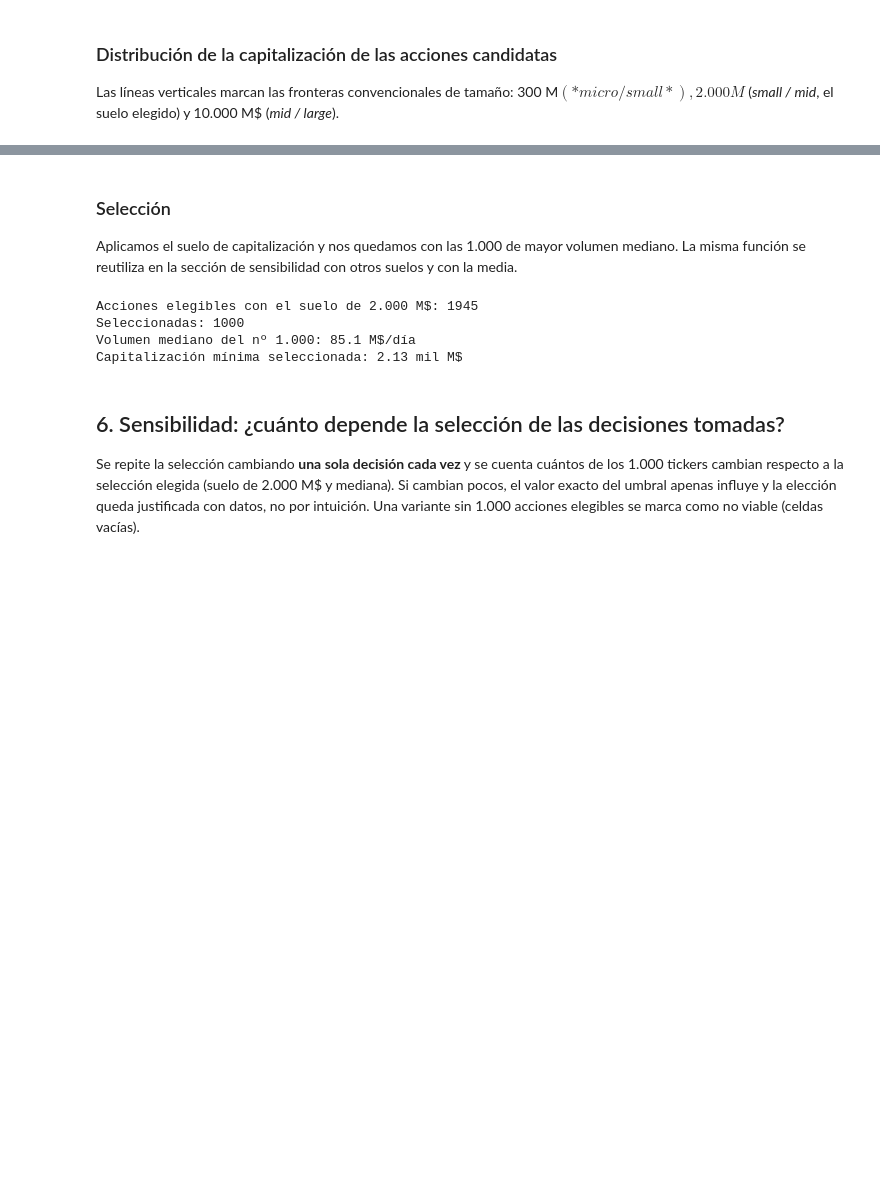
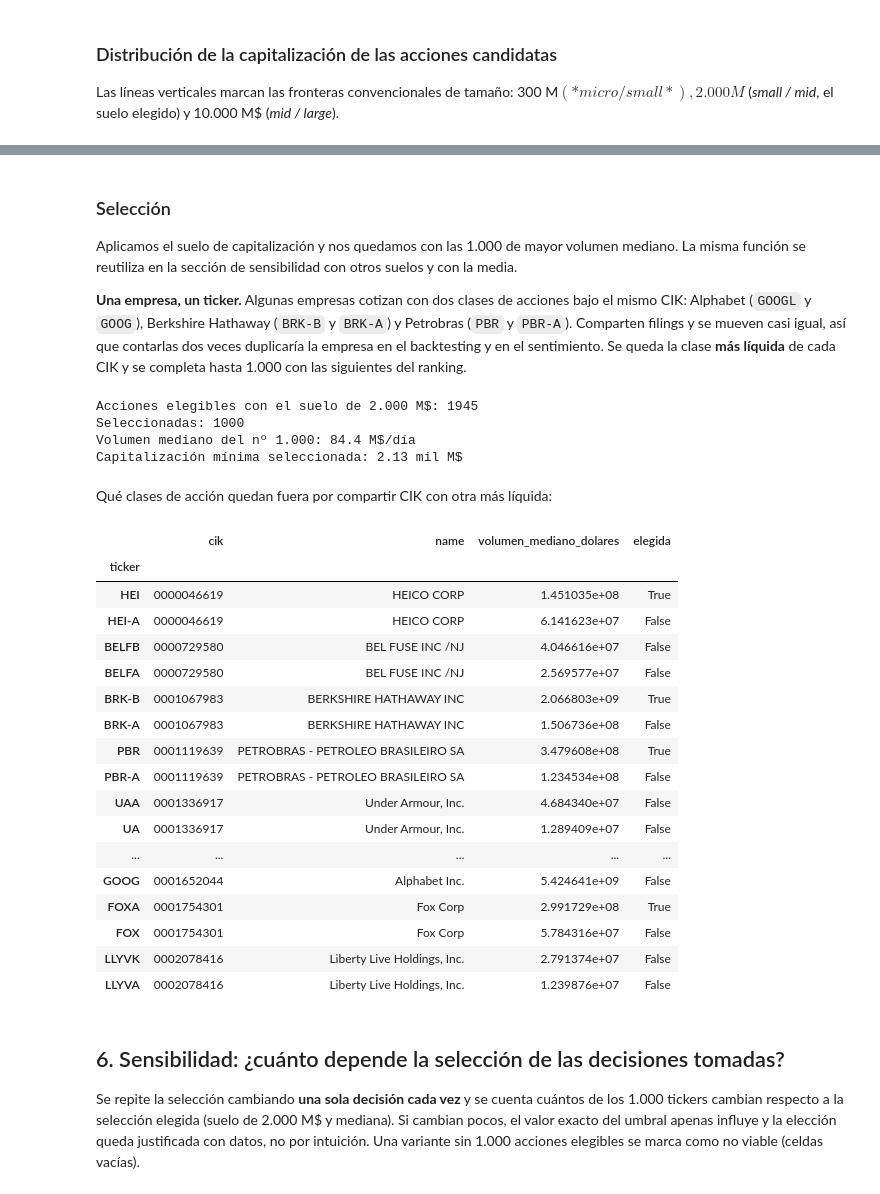
Before and after one commit to lucas-t-miguel/Screener-eeuu, a Jupyter notebook: 02_precios_y_recorte.ipynb, the cells around one changed output, grey strips where cells are left out. Saved outputs shown, nothing was run; the diff lists cells and outputs as text; code cells hidden in the pictures; blank space fills up the shorter version.

```diff
--- a/02_precios_y_recorte.ipynb
+++ b/02_precios_y_recorte.ipynb
@@ -362,6 +364,8 @@ Acciones ordinarias con capitalización: 2457
 ### Selección
 
 Aplicamos el suelo de capitalización y nos quedamos con las 1.000 de mayor volumen mediano. La misma función se reutiliza en la sección de sensibilidad con otros suelos y con la media.
+
+**Una empresa, un ticker.** Algunas empresas cotizan con dos clases de acciones bajo el mismo CIK: Alphabet (`GOOGL` y `GOOG`), Berkshire Hathaway (`BRK-B` y `BRK-A`) y Petrobras (`PBR` y `PBR-A`). Comparten filings y se mueven casi igual, así que contarlas dos veces duplicaría la empresa en el backtesting y en el sentimiento. Se queda la clase **más líquida** de cada CIK y se completa hasta 1.000 con las siguientes del ranking.
 # %%
 def seleccionar_tickers(suelo: float, columna_volumen: str = "volumen_mediano_dolares") -> pd.Index:
     """Devuelve los NUM_TICKERS tickers más líquidos con capitalización >= suelo.
@@ -369,10 +373,12 @@ def seleccionar_tickers(suelo: float, columna_volumen: str = "volumen_mediano_do
     Recibe el suelo en dólares y la columna de liquidez para ordenar
     (mediana por defecto). Lanza ValueError si no hay suficientes acciones.
     """
-    elegibles = acciones[acciones["capitalizacion"] >= suelo]
+    elegibles = acciones[acciones["capitalizacion"] >= suelo].sort_values(columna_volumen, ascending=False)
+    # Una sola clase de acción por empresa: como están ordenadas por liquidez, se queda la primera de cada CIK
+    elegibles = elegibles[~elegibles["cik"].duplicated()]
     if len(elegibles) < NUM_TICKERS:
-        raise ValueError(f"Con suelo {suelo:,.0f} $ solo hay {len(elegibles)} acciones elegibles")
-    return elegibles.sort_values(columna_volumen, ascending=False).head(NUM_TICKERS).index
+        raise ValueError(f"Con suelo {suelo:,.0f} $ solo hay {len(elegibles)} empresas elegibles")
+    return elegibles.head(NUM_TICKERS).index
 
 
 seleccion = seleccionar_tickers(SUELO_CAPITALIZACION)
@@ -385,8 +391,34 @@ print(f"Capitalización mínima seleccionada: {elegidos['capitalizacion'].min()
 # %% [output]
 Acciones elegibles con el suelo de 2.000 M$: 1945
 Seleccionadas: 1000
-Volumen mediano del nº 1.000: 85.1 M$/día
+Volumen mediano del nº 1.000: 84.4 M$/día
 Capitalización mínima seleccionada: 2.13 mil M$
+# %% [markdown]
+Qué clases de acción quedan fuera por compartir CIK con otra más líquida:
+# %%
+con_cik_repetido = acciones[(acciones["capitalizacion"] >= SUELO_CAPITALIZACION) & acciones["cik"].duplicated(keep=False)]
+con_cik_repetido = con_cik_repetido.join(universo.set_index("ticker")["name"]).sort_values(["cik", "volumen_mediano_dolares"], ascending=[True, False])
+con_cik_repetido["elegida"] = con_cik_repetido.index.isin(seleccion)
+con_cik_repetido[["cik", "name", "volumen_mediano_dolares", "elegida"]]
+# %% [output]
+|  | cik | name | volumen_mediano_dolares | elegida |
+| ticker |  |  |  |  |
+| HEI | 0000046619 | HEICO CORP | 1.451035e+08 | True |
+| HEI-A | 0000046619 | HEICO CORP | 6.141623e+07 | False |
+| BELFB | 0000729580 | BEL FUSE INC /NJ | 4.046616e+07 | False |
+| BELFA | 0000729580 | BEL FUSE INC /NJ | 2.569577e+07 | False |
+| BRK-B | 0001067983 | BERKSHIRE HATHAWAY INC | 2.066803e+09 | True |
+| BRK-A | 0001067983 | BERKSHIRE HATHAWAY INC | 1.506736e+08 | False |
+| PBR | 0001119639 | PETROBRAS - PETROLEO BRASILEIRO SA | 3.479608e+08 | True |
+| PBR-A | 0001119639 | PETROBRAS - PETROLEO BRASILEIRO SA | 1.234534e+08 | False |
+| UAA | 0001336917 | Under Armour, Inc. | 4.684340e+07 | False |
+| UA | 0001336917 | Under Armour, Inc. | 1.289409e+07 | False |
+| ... | ... | ... | ... | ... |
+| GOOG | 0001652044 | Alphabet Inc. | 5.424641e+09 | False |
+| FOXA | 0001754301 | Fox Corp | 2.991729e+08 | True |
+| FOX | 0001754301 | Fox Corp | 5.784316e+07 | False |
+| LLYVK | 0002078416 | Liberty Live Holdings, Inc. | 2.791374e+07 | False |
+| LLYVA | 0002078416 | Liberty Live Holdings, Inc. | 1.239876e+07 | False |
 # %% [markdown]
 ## 6. Sensibilidad: ¿cuánto depende la selección de las decisiones tomadas?
 
```
Also changed, not shown: parts of 20 cells of this notebook, 1 other file.
